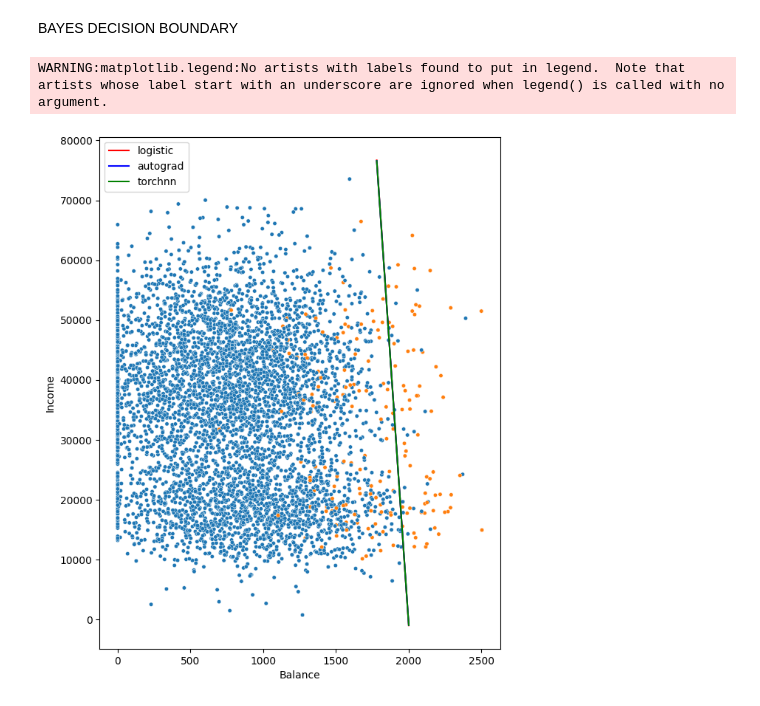
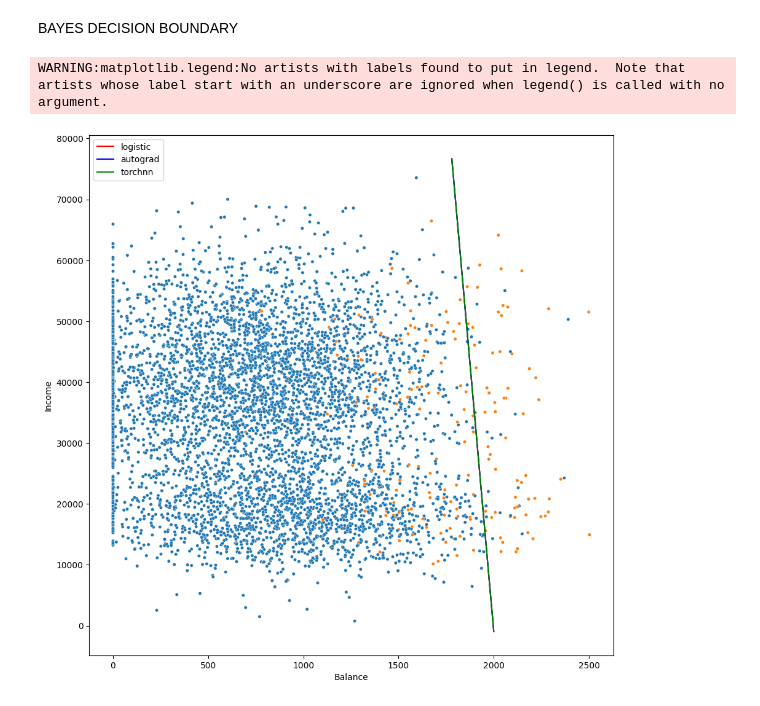
Before and after one commit to stuart-lane/Chapter1, a Jupyter notebook: DefaultDataLogit.ipynb, the cells around one changed output. Cells and saved outputs as stored; diff of their text form; code cells hidden in the pictures.

```diff
--- a/DefaultDataLogit.ipynb
+++ b/DefaultDataLogit.ipynb
@@ -350,24 +350,24 @@ df2 = {'balance': x_train[:,1], 'income': x_train[:,2], 'default': y_train,
 df2 = pd.DataFrame(df2)
 df2 = pd.concat([df2, pd.DataFrame({'x_grid': x_grid})], axis = 1)
 # %%
-plt.figure(figsize = (7, 9))
+plt.figure(figsize = (11, 11))
 scatter = sns.scatterplot(data = df2, x = 'balance', y = 'income', s = 15, hue = 'default', legend = False)
 
 handles, labels = scatter.get_legend_handles_labels()
 without_default = [(h, l) for h, l in zip(handles, labels) if l != 'default']
 plt.legend(*zip(*without_default), title = 'Legend')
 
 plt.plot(df2['x_grid'], df2['bdb_logistic'], color='red', label='logistic')
 plt.plot(df2['x_grid'], df2['bdb_autograd'], color='blue', label='autograd')
 plt.plot(df2['x_grid'], df2['bdb_torchnn'], color='green', label='torchnn')
 
 # Add labels and legend
 plt.xlabel('Balance')
 plt.ylabel('Income')
 plt.legend(loc='upper left')
 
 # Show the plot
 plt.show()
 # %% [output]
 WARNING:matplotlib.legend:No artists with labels found to put in legend.  Note that artists whose label start with an underscore are ignored when legend() is called with no argument.
-[figure, old version]
+[figure, new version]
```
Also changed, not shown: parts of 1 cell of this notebook.
